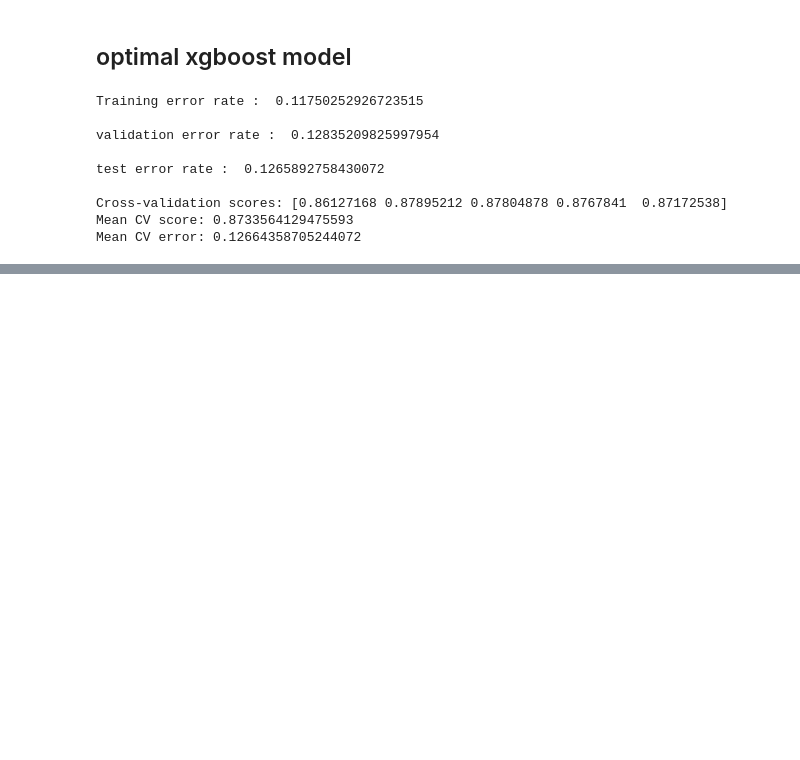
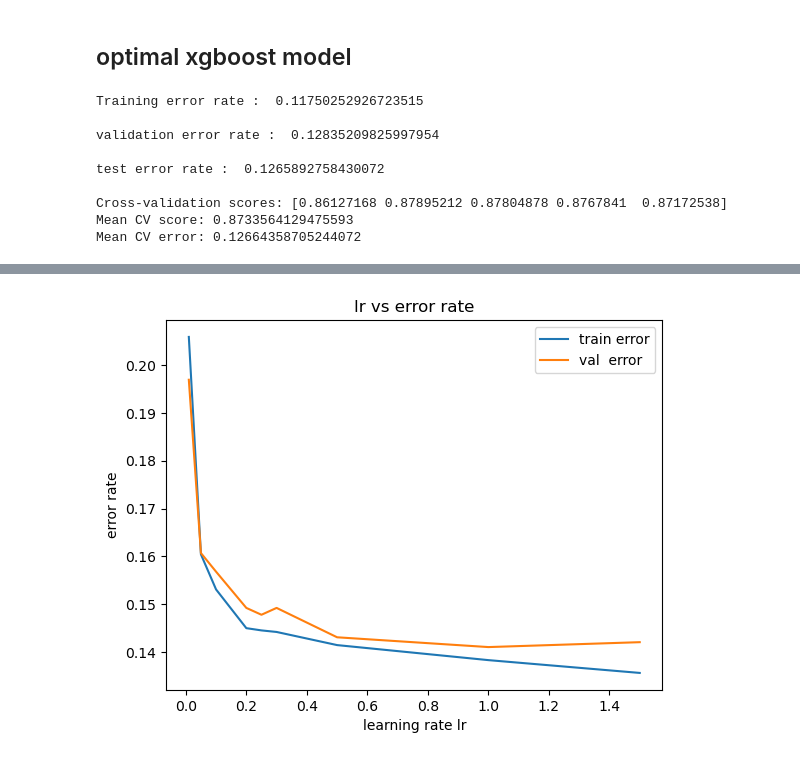
Before and after one commit to nedamhs/income-classification, a Jupyter notebook: income-prediction.ipynb, the cells around one changed output, grey strips where cells are left out. Saved outputs shown, nothing was run; the diff lists cells and outputs as text; code cells hidden in the pictures; blank space fills up the shorter version.

```diff
--- a/income-prediction.ipynb
+++ b/income-prediction.ipynb
@@ -980,0 +1015,29 @@ test error rate :  0.1493151526319022
+# %%
+train_err_lr= []
+val_err_lr = []
+
+learning_rate = [0.01, 0.05, 0.1, 0.2, 0.25, 0.3, 0.5, 1.0, 1.5]
+
+for lr in learning_rate:
+    ada = AdaBoostClassifier(DecisionTreeClassifier(max_depth=1), learning_rate = lr)
+
+    ada.fit(X_train,y_train);
+
+    # Compute the training  error rates
+    train_err = (y_train!= ada.predict(X_train)).mean()
+    train_err_lr.append(train_err)
+
+    # Compute the validation error rates
+    val_err = (y_val!= ada.predict(X_val)).mean()
+    val_err_lr.append(val_err)
+
+# Plot the resulting performance as a function of depth d
+plt.plot(learning_rate , train_err_lr,  label = 'train error');
+plt.plot(learning_rate , val_err_lr,    label = 'val  error');
+
+plt.title("lr vs error rate");
+plt.xlabel("learning rate lr");
+plt.ylabel("error rate");
+plt.legend();
+# %% [output]
+[figure, added]
```
Also changed, not shown: parts of 44 cells of this notebook.
